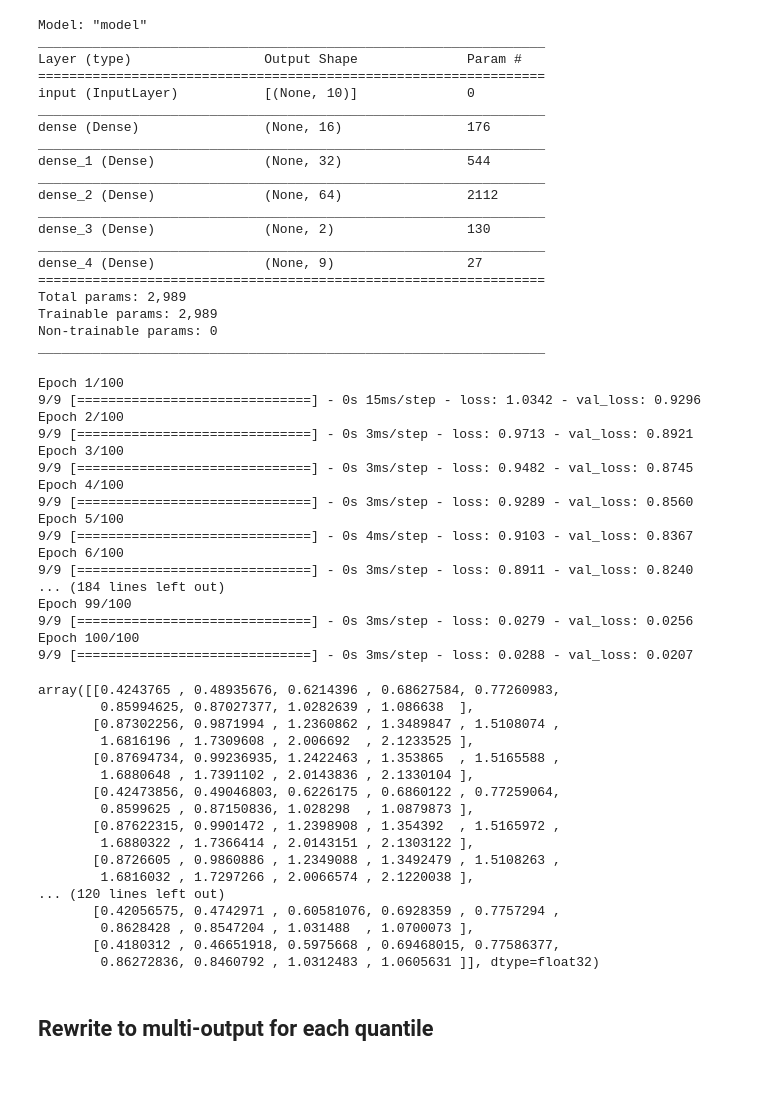
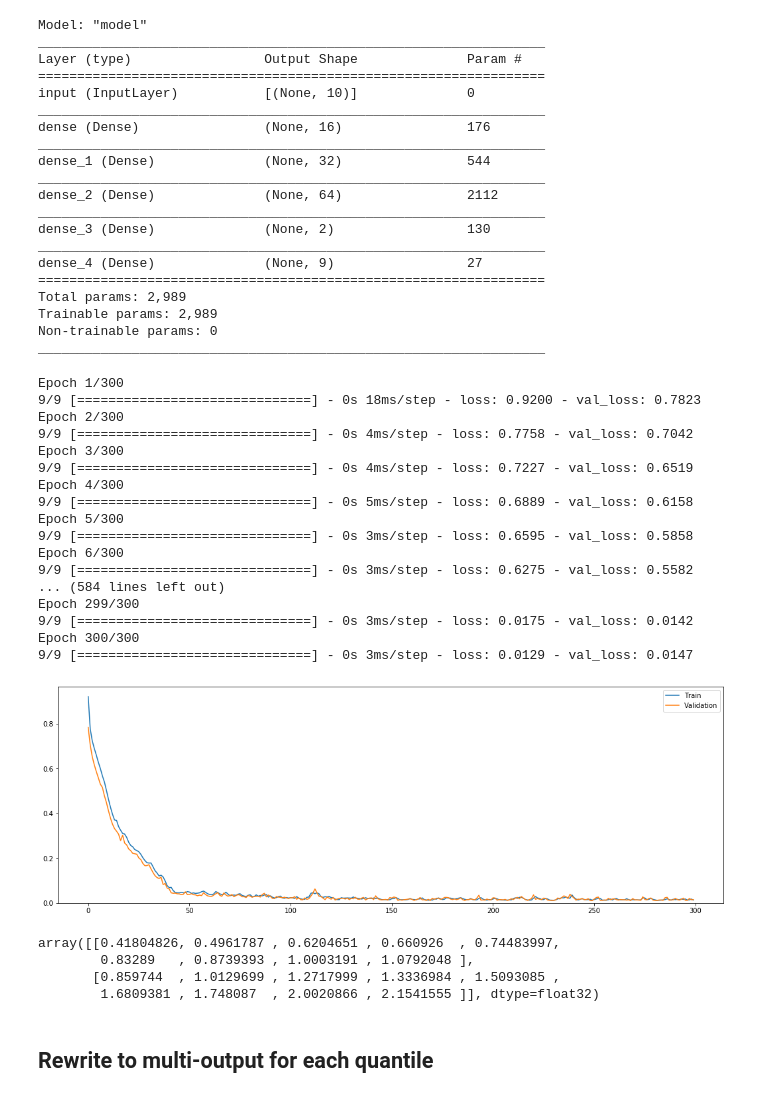
Before and after one commit to joeranbosma/M5Forecast, a Jupyter notebook: custom_layer/pinball_loss_keras.ipynb, the cells around one changed output. Drawn from its saved outputs; the diff is of its cells as text; code cells hidden in the pictures.

Commit message:
Included plotting and some remarks for Pinball Loss

```diff
--- a/custom_layer/pinball_loss_keras.ipynb
+++ b/custom_layer/pinball_loss_keras.ipynb
@@ -40,6 +38,14 @@ data/sales_train_money.csv
 data/sell_prices.csv
 data/sales_train_validation.csv
 data/sample_submission.csv
+# %%
+def plot_loss(history):
+    f, ax = plt.subplots(1, 1, figsize=(18, 6))
+    ax.plot(history.history['loss'], label='Train')
+    ax.plot(history.history['val_loss'], label='Validation')
+    ax.set_ylim(0)
+    ax.legend()
+    plt.show()
 # %% [markdown]
 # Pinball Loss function for Keras
 # %%
@@ -114,48 +120,39 @@ y = target_df.values
 
 X_train, X_val, y_train, y_val = train_test_split(X, y, test_size=0.2, random_state=42)
 # %%
-history = model.fit(X_train, y_train, epochs=100,
+history = model.fit(X_train, y_train, epochs=300,
                     validation_data=(X_val, y_val))
 # %% [output]
-Epoch 1/100
-9/9 [==============================] - 0s 15ms/step - loss: 1.0342 - val_loss: 0.9296
-Epoch 2/100
-9/9 [==============================] - 0s 3ms/step - loss: 0.9713 - val_loss: 0.8921
-Epoch 3/100
-9/9 [==============================] - 0s 3ms/step - loss: 0.9482 - val_loss: 0.8745
-Epoch 4/100
-9/9 [==============================] - 0s 3ms/step - loss: 0.9289 - val_loss: 0.8560
-Epoch 5/100
-9/9 [==============================] - 0s 4ms/step - loss: 0.9103 - val_loss: 0.8367
-Epoch 6/100
-9/9 [==============================] - 0s 3ms/step - loss: 0.8911 - val_loss: 0.8240
-... (184 lines left out)
-Epoch 99/100
-9/9 [==============================] - 0s 3ms/step - loss: 0.0279 - val_loss: 0.0256
-Epoch 100/100
-9/9 [==============================] - 0s 3ms/step - loss: 0.0288 - val_loss: 0.0207
+Epoch 1/300
+9/9 [==============================] - 0s 18ms/step - loss: 0.9200 - val_loss: 0.7823
+Epoch 2/300
+9/9 [==============================] - 0s 4ms/step - loss: 0.7758 - val_loss: 0.7042
+Epoch 3/300
+9/9 [==============================] - 0s 4ms/step - loss: 0.7227 - val_loss: 0.6519
+Epoch 4/300
+9/9 [==============================] - 0s 5ms/step - loss: 0.6889 - val_loss: 0.6158
+Epoch 5/300
+9/9 [==============================] - 0s 3ms/step - loss: 0.6595 - val_loss: 0.5858
+Epoch 6/300
+9/9 [==============================] - 0s 3ms/step - loss: 0.6275 - val_loss: 0.5582
+... (584 lines left out)
+Epoch 299/300
+9/9 [==============================] - 0s 3ms/step - loss: 0.0175 - val_loss: 0.0142
+Epoch 300/300
+9/9 [==============================] - 0s 3ms/step - loss: 0.0129 - val_loss: 0.0147
+# %%
+plot_loss(history)
+# %% [output]
+[figure, added]
 # %%
 y_pred = model.predict(X_val)
 # %%
-y_pred
+y_pred[0:2]
 # %% [output]
-array([[0.4243765 , 0.48935676, 0.6214396 , 0.68627584, 0.77260983,
-        0.85994625, 0.87027377, 1.0282639 , 1.086638  ],
-       [0.87302256, 0.9871994 , 1.2360862 , 1.3489847 , 1.5108074 ,
-        1.6816196 , 1.7309608 , 2.006692  , 2.1233525 ],
-       [0.87694734, 0.99236935, 1.2422463 , 1.353865  , 1.5165588 ,
-        1.6880648 , 1.7391102 , 2.0143836 , 2.1330104 ],
-       [0.42473856, 0.49046803, 0.6226175 , 0.6860122 , 0.77259064,
-        0.8599625 , 0.87150836, 1.028298  , 1.0879873 ],
-       [0.87622315, 0.9901472 , 1.2398908 , 1.354392  , 1.5165972 ,
-        1.6880322 , 1.7366414 , 2.0143151 , 2.1303122 ],
-       [0.8726605 , 0.9860886 , 1.2349088 , 1.3492479 , 1.5108263 ,
-        1.6816032 , 1.7297266 , 2.0066574 , 2.1220038 ],
-... (120 lines left out)
-       [0.42056575, 0.4742971 , 0.60581076, 0.6928359 , 0.7757294 ,
-        0.8628428 , 0.8547204 , 1.031488  , 1.0700073 ],
-       [0.4180312 , 0.46651918, 0.5975668 , 0.69468015, 0.77586377,
-        0.86272836, 0.8460792 , 1.0312483 , 1.0605631 ]], dtype=float32)
+array([[0.41804826, 0.4961787 , 0.6204651 , 0.660926  , 0.74483997,
+        0.83289   , 0.8739393 , 1.0003191 , 1.0792048 ],
+       [0.859744  , 1.0129699 , 1.2717999 , 1.3336984 , 1.5093085 ,
+        1.6809381 , 1.748087  , 2.0020866 , 2.1541555 ]], dtype=float32)
 # %% [markdown]
 ## Rewrite to multi-output for each quantile
 # %%
```
Also changed, not shown: parts of 10 cells of this notebook.
